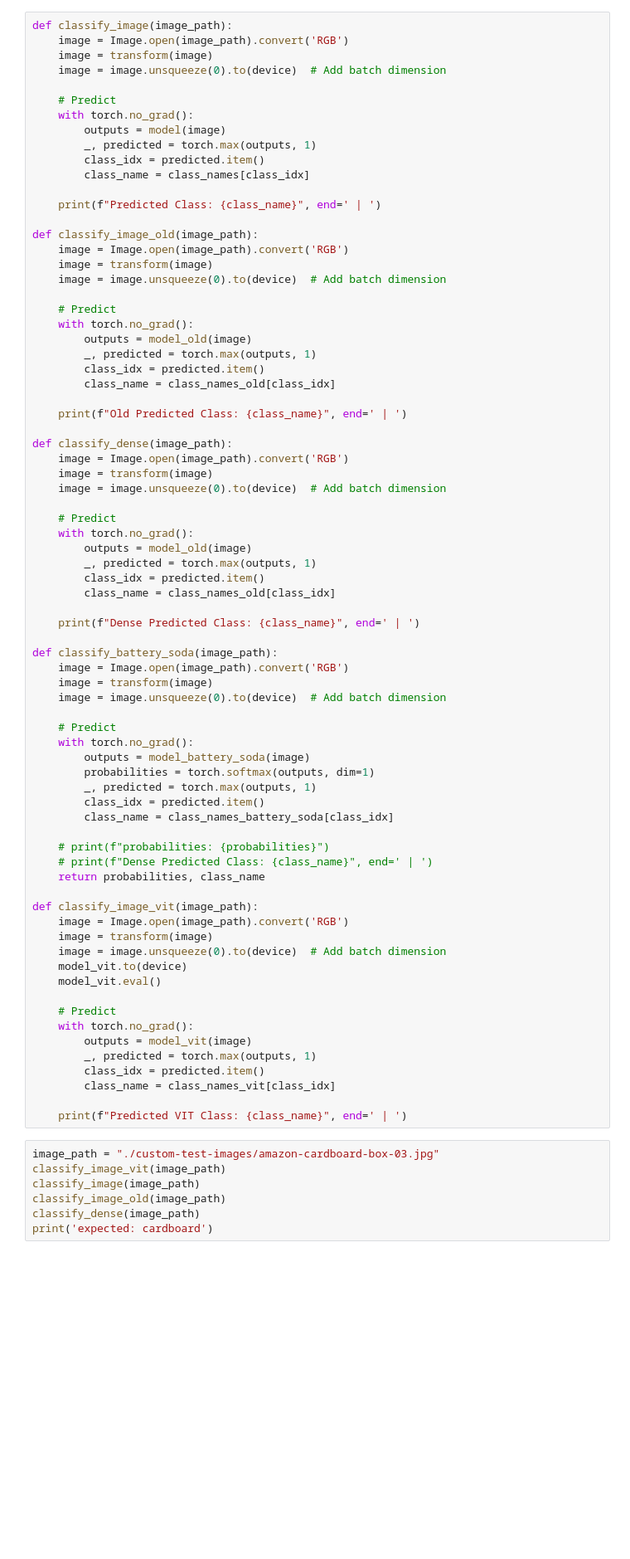
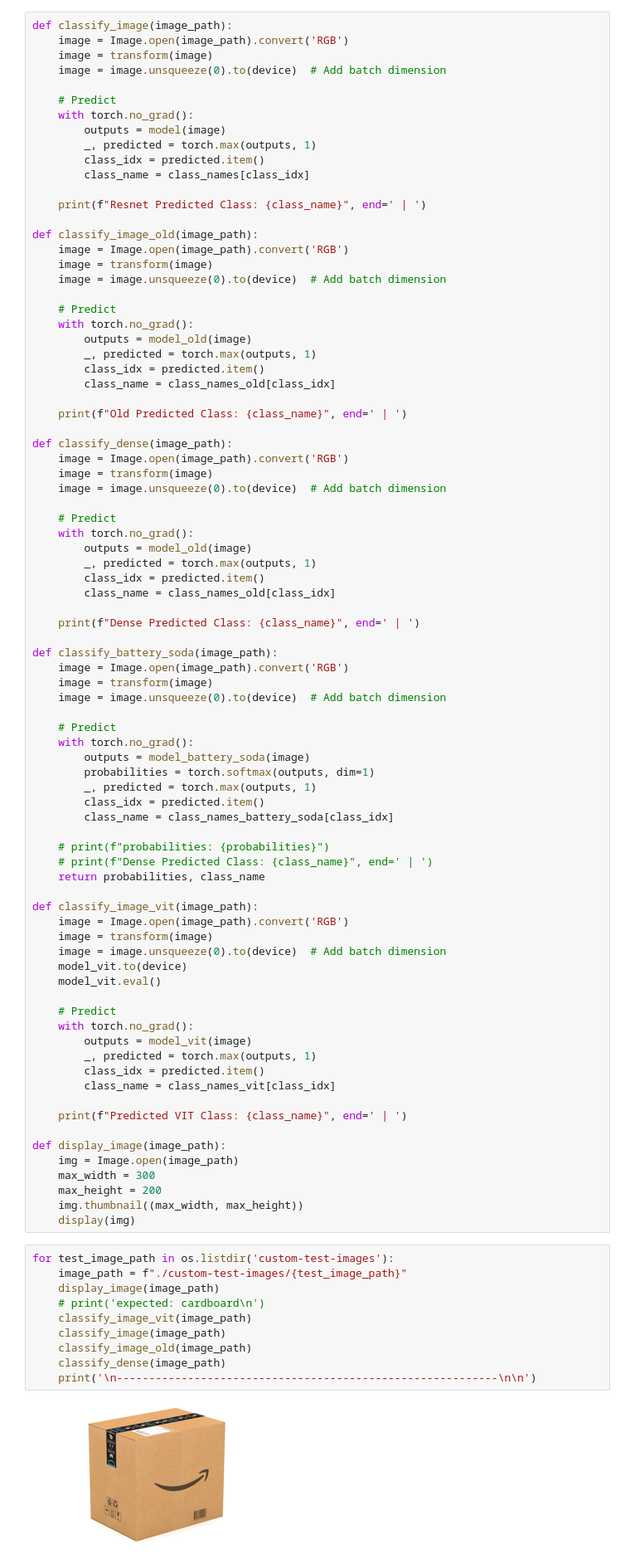
Before and after one commit to tamu-csce-capstone-2025-spring-hammond/trash-separator, a Jupyter notebook: classification-test.ipynb, the cells around one changed output. Shown at 83% size. Saved outputs shown, nothing was run; the diff lists cells and outputs as text; blank space fills up the shorter version.

```diff
--- a/classification-test.ipynb
+++ b/classification-test.ipynb
@@ -78,7 +79,7 @@ def classify_image(image_path):
         class_idx = predicted.item()
         class_name = class_names[class_idx]
 
-    print(f"Predicted Class: {class_name}", end=' | ')
+    print(f"Resnet Predicted Class: {class_name}", end=' | ')
 
 def classify_image_old(image_path):
     image = Image.open(image_path).convert('RGB')
@@ -140,11 +141,22 @@ def classify_image_vit(image_path):
         class_name = class_names_vit[class_idx]
 
     print(f"Predicted VIT Class: {class_name}", end=' | ')
+
+def display_image(image_path):
+    img = Image.open(image_path)
+    max_width = 300
+    max_height = 200
+    img.thumbnail((max_width, max_height))
+    display(img)
 # %%
-image_path = "./custom-test-images/amazon-cardboard-box-03.jpg"
-classify_image_vit(image_path)
-classify_image(image_path)
-classify_image_old(image_path)
-classify_dense(image_path)
-print('expected: cardboard')
+for test_image_path in os.listdir('custom-test-images'):
+    image_path = f"./custom-test-images/{test_image_path}"
+    display_image(image_path)
+    # print('expected: cardboard\n')
+    classify_image_vit(image_path)
+    classify_image(image_path)
+    classify_image_old(image_path)
+    classify_dense(image_path)
+    print('\n-----------------------------------------------------------\n\n')
 # %% [output]
+[figure, added]
```
Also changed, not shown: parts of 2 cells of this notebook, 2 other files.
